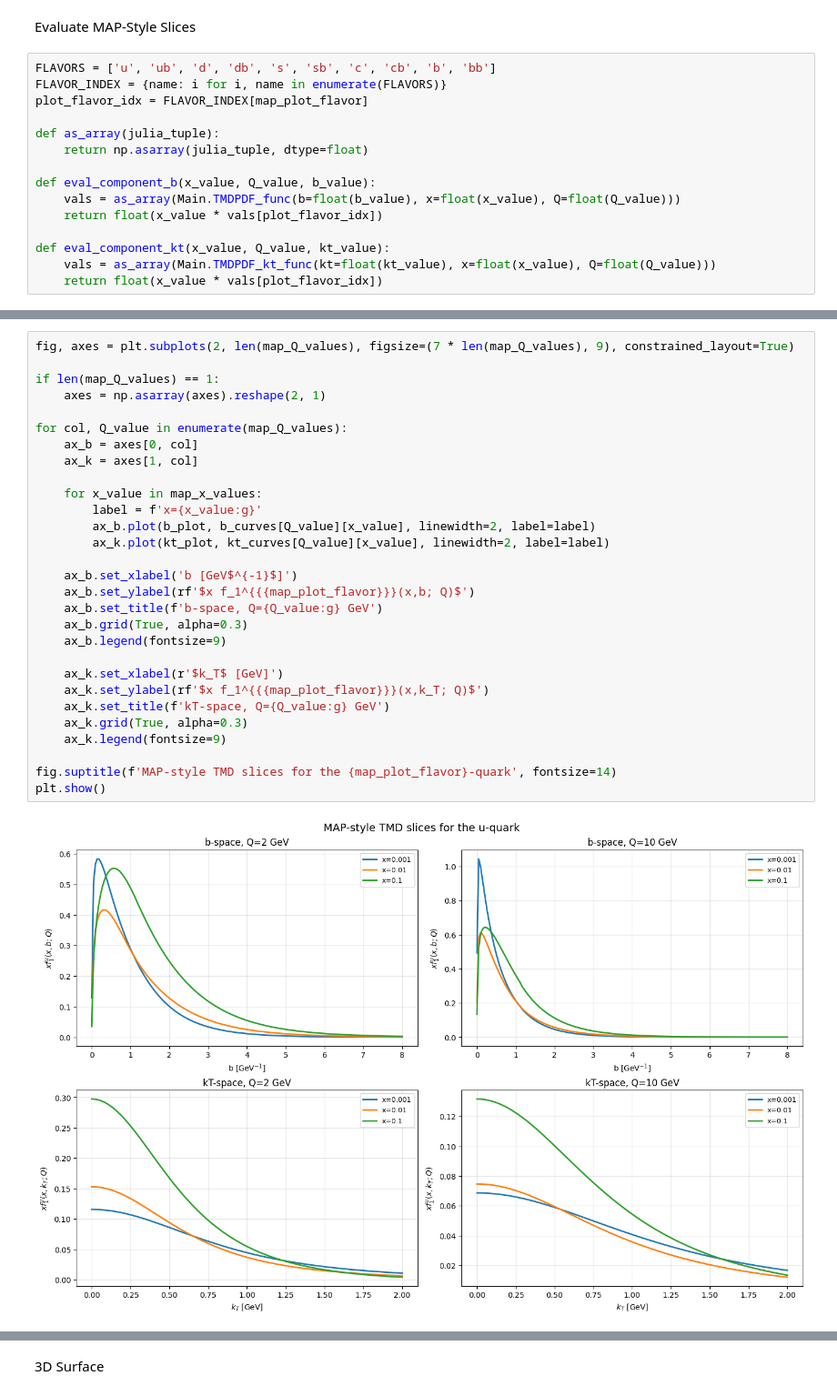
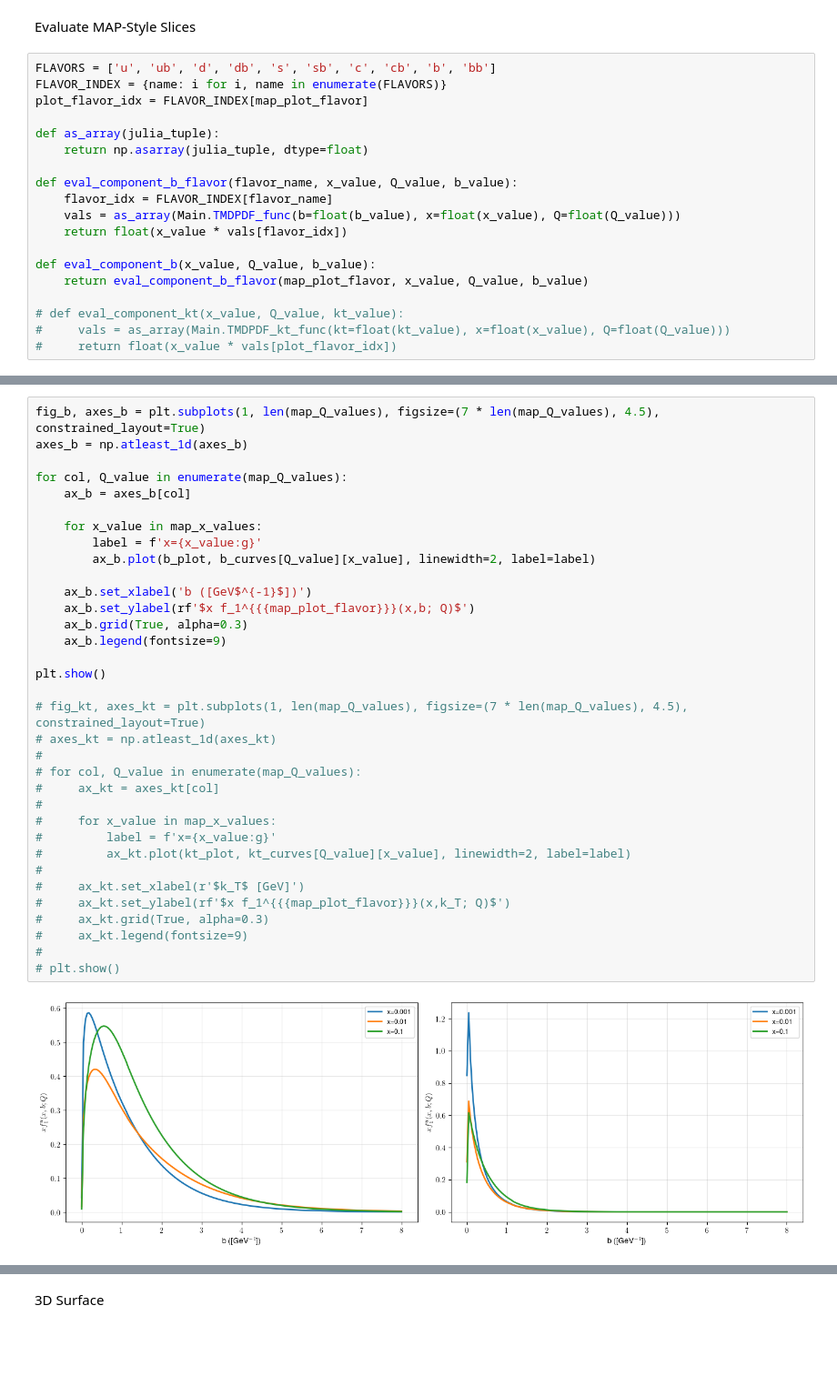
Before and after one commit to CongyueZhang2002/TMD-OpenCL, a Jupyter notebook: TMD-Fits-Minimal/TMDs/tmdpdf_plots.ipynb, the cells around one changed output, grey strips where cells are left out. Shown at 91% size. Cells and saved outputs as stored; diff of their text form; blank space fills up the shorter version.

```diff
--- a/TMD-Fits-Minimal/TMDs/tmdpdf_plots.ipynb
+++ b/TMD-Fits-Minimal/TMDs/tmdpdf_plots.ipynb
@@ -150,12 +212,16 @@ plot_flavor_idx = FLAVOR_INDEX[map_plot_flavor]
 def as_array(julia_tuple):
     return np.asarray(julia_tuple, dtype=float)
 
+def eval_component_b_flavor(flavor_name, x_value, Q_value, b_value):
+    flavor_idx = FLAVOR_INDEX[flavor_name]
+    vals = as_array(Main.TMDPDF_func(b=float(b_value), x=float(x_value), Q=float(Q_value)))
+    return float(x_value * vals[flavor_idx])
+
 def eval_component_b(x_value, Q_value, b_value):
-    vals = as_array(Main.TMDPDF_func(b=float(b_value), x=float(x_value), Q=float(Q_value)))
-    return float(x_value * vals[plot_flavor_idx])
+    return eval_component_b_flavor(map_plot_flavor, x_value, Q_value, b_value)
 
-def eval_component_kt(x_value, Q_value, kt_value):
-    vals = as_array(Main.TMDPDF_kt_func(kt=float(kt_value), x=float(x_value), Q=float(Q_value)))
-    return float(x_value * vals[plot_flavor_idx])
+# def eval_component_kt(x_value, Q_value, kt_value):
+#     vals = as_array(Main.TMDPDF_kt_func(kt=float(kt_value), x=float(x_value), Q=float(Q_value)))
+#     return float(x_value * vals[plot_flavor_idx])
 # %%
 b_plot = np.linspace(b_plot_min, b_plot_max, n_b_plot)
@@ -197,34 +267,39 @@ surface_b_values = np.vstack([
 # %%
-fig, axes = plt.subplots(2, len(map_Q_values), figsize=(7 * len(map_Q_values), 9), constrained_layout=True)
-
-if len(map_Q_values) == 1:
-    axes = np.asarray(axes).reshape(2, 1)
+fig_b, axes_b = plt.subplots(1, len(map_Q_values), figsize=(7 * len(map_Q_values), 4.5), constrained_layout=True)
+axes_b = np.atleast_1d(axes_b)
 
 for col, Q_value in enumerate(map_Q_values):
-    ax_b = axes[0, col]
-    ax_k = axes[1, col]
+    ax_b = axes_b[col]
 
     for x_value in map_x_values:
         label = f'x={x_value:g}'
         ax_b.plot(b_plot, b_curves[Q_value][x_value], linewidth=2, label=label)
-        ax_k.plot(kt_plot, kt_curves[Q_value][x_value], linewidth=2, label=label)
 
-    ax_b.set_xlabel('b [GeV$^{-1}$]')
+    ax_b.set_xlabel('b ([GeV$^{-1}$])')
     ax_b.set_ylabel(rf'$x f_1^{{{map_plot_flavor}}}(x,b; Q)$')
-    ax_b.set_title(f'b-space, Q={Q_value:g} GeV')
     ax_b.grid(True, alpha=0.3)
     ax_b.legend(fontsize=9)
 
-    ax_k.set_xlabel(r'$k_T$ [GeV]')
-    ax_k.set_ylabel(rf'$x f_1^{{{map_plot_flavor}}}(x,k_T; Q)$')
-    ax_k.set_title(f'kT-space, Q={Q_value:g} GeV')
-    ax_k.grid(True, alpha=0.3)
-    ax_k.legend(fontsize=9)
+plt.show()
 
-fig.suptitle(f'MAP-style TMD slices for the {map_plot_flavor}-quark', fontsize=14)
-plt.show()
+# fig_kt, axes_kt = plt.subplots(1, len(map_Q_values), figsize=(7 * len(map_Q_values), 4.5), constrained_layout=True)
+# axes_kt = np.atleast_1d(axes_kt)
+#
+# for col, Q_value in enumerate(map_Q_values):
+#     ax_kt = axes_kt[col]
+#
+#     for x_value in map_x_values:
+#         label = f'x={x_value:g}'
+#         ax_kt.plot(kt_plot, kt_curves[Q_value][x_value], linewidth=2, label=label)
+#
+#     ax_kt.set_xlabel(r'$k_T$ [GeV]')
+#     ax_kt.set_ylabel(rf'$x f_1^{{{map_plot_flavor}}}(x,k_T; Q)$')
+#     ax_kt.grid(True, alpha=0.3)
+#     ax_kt.legend(fontsize=9)
+#
+# plt.show()
 # %% [output]
-[figure, old version]
+[figure, new version]
 # %%
 summary = []
 b_idx = np.argmin(np.abs(b_plot - 0.5))
```
Also changed, not shown: parts of 9 cells of this notebook, 20 other files.
